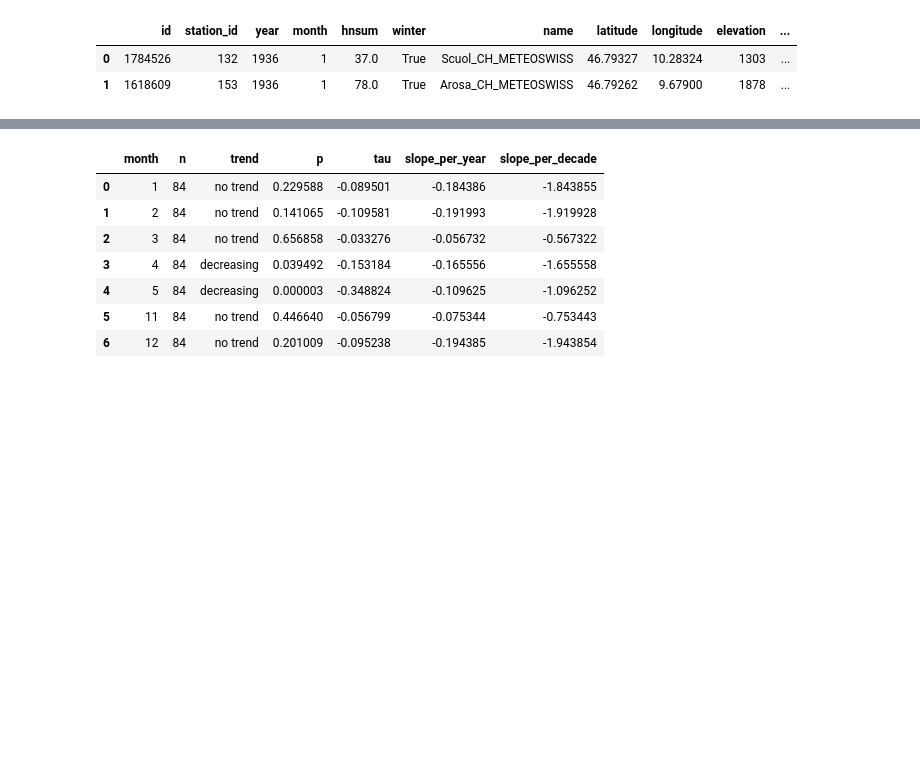
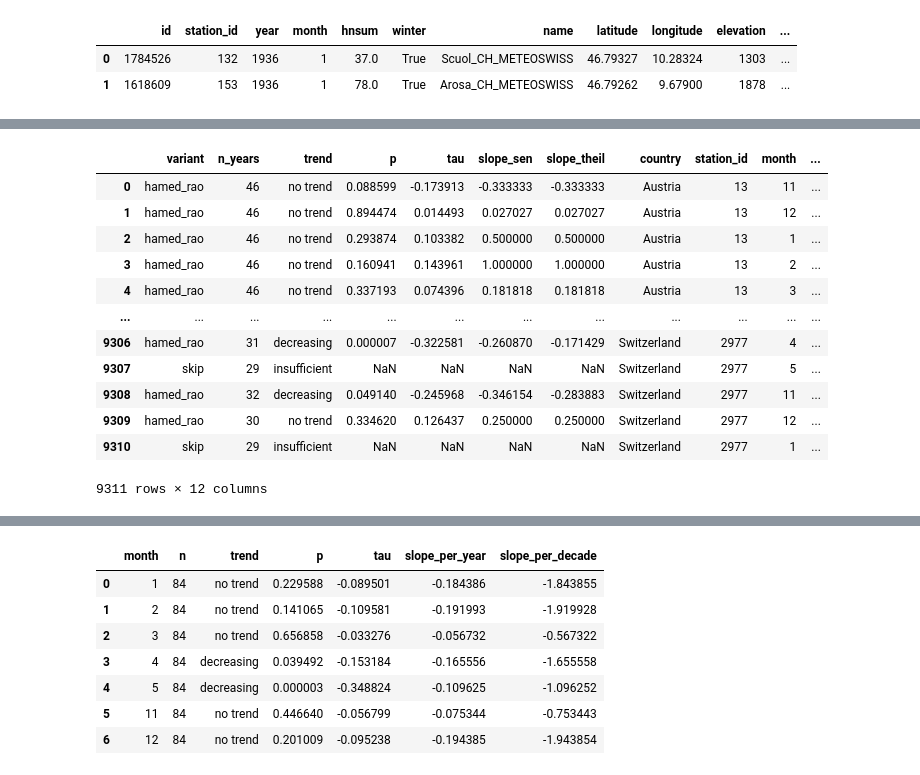
Before and after one commit to Mitch-P-Analyst/Europe_Snowpack_Depths, a Jupyter notebook: Notebooks/03_Statistical_Testing.ipynb, the cells around one changed output, grey strips where cells are left out. Drawn from its saved outputs; the diff is of its cells as text; code cells hidden in the pictures; blank space fills up the shorter version.

```diff
--- a/Notebooks/03_Statistical_Testing.ipynb
+++ b/Notebooks/03_Statistical_Testing.ipynb
@@ -65,0 +66,7 @@ snow_recordings.head(2)
+# %%
+# Create Dataframe of snow recordings per month
+monthly = (snow_recordings
+           .groupby(['country','station_id','year','month'], as_index=False)
+           .agg(hnsum=('hnsum','mean')))
+
+monthly
@@ -65,0 +140,16 @@ snow_recordings.head(2)
+# %%
+per_station_month
+# %% [output]
+|  | variant | n_years | trend | p | tau | slope_sen | slope_theil | country | station_id | month | ... |
+| 0 | hamed_rao | 46 | no trend | 0.088599 | -0.173913 | -0.333333 | -0.333333 | Austria | 13 | 11 | ... |
+| 1 | hamed_rao | 46 | no trend | 0.894474 | 0.014493 | 0.027027 | 0.027027 | Austria | 13 | 12 | ... |
+| 2 | hamed_rao | 46 | no trend | 0.293874 | 0.103382 | 0.500000 | 0.500000 | Austria | 13 | 1 | ... |
+| 3 | hamed_rao | 46 | no trend | 0.160941 | 0.143961 | 1.000000 | 1.000000 | Austria | 13 | 2 | ... |
+| 4 | hamed_rao | 46 | no trend | 0.337193 | 0.074396 | 0.181818 | 0.181818 | Austria | 13 | 3 | ... |
+| ... | ... | ... | ... | ... | ... | ... | ... | ... | ... | ... | ... |
+| 9306 | hamed_rao | 31 | decreasing | 0.000007 | -0.322581 | -0.260870 | -0.171429 | Switzerland | 2977 | 4 | ... |
+| 9307 | skip | 29 | insufficient | NaN | NaN | NaN | NaN | Switzerland | 2977 | 5 | ... |
+| 9308 | hamed_rao | 32 | decreasing | 0.049140 | -0.245968 | -0.346154 | -0.283883 | Switzerland | 2977 | 11 | ... |
+| 9309 | hamed_rao | 30 | no trend | 0.334620 | 0.126437 | 0.250000 | 0.250000 | Switzerland | 2977 | 12 | ... |
+| 9310 | skip | 29 | insufficient | NaN | NaN | NaN | NaN | Switzerland | 2977 | 1 | ... |
+9311 rows × 12 columns
```
Also changed, not shown: parts of 19 cells of this notebook, 3 other files.
